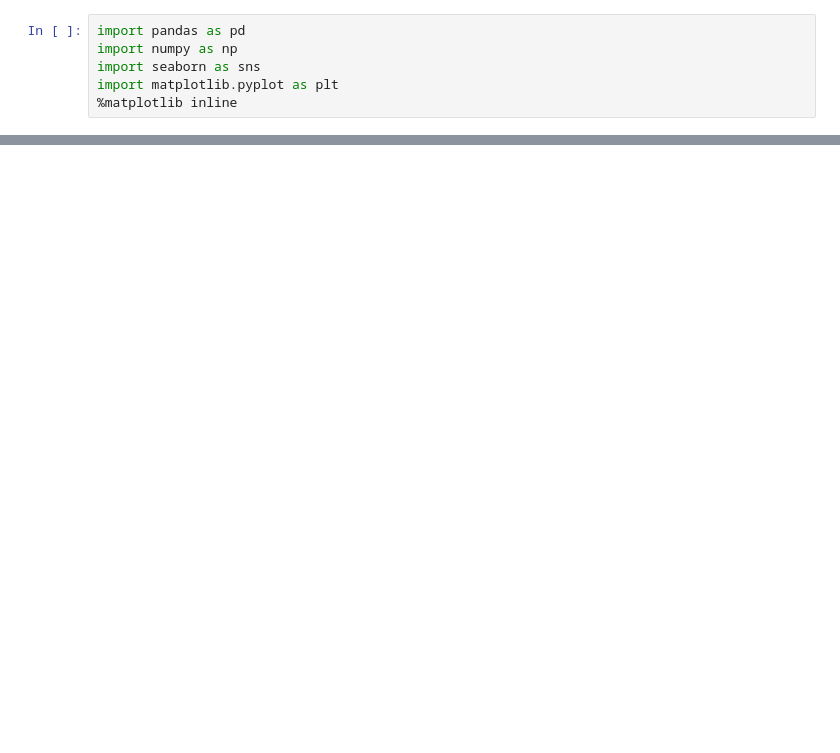
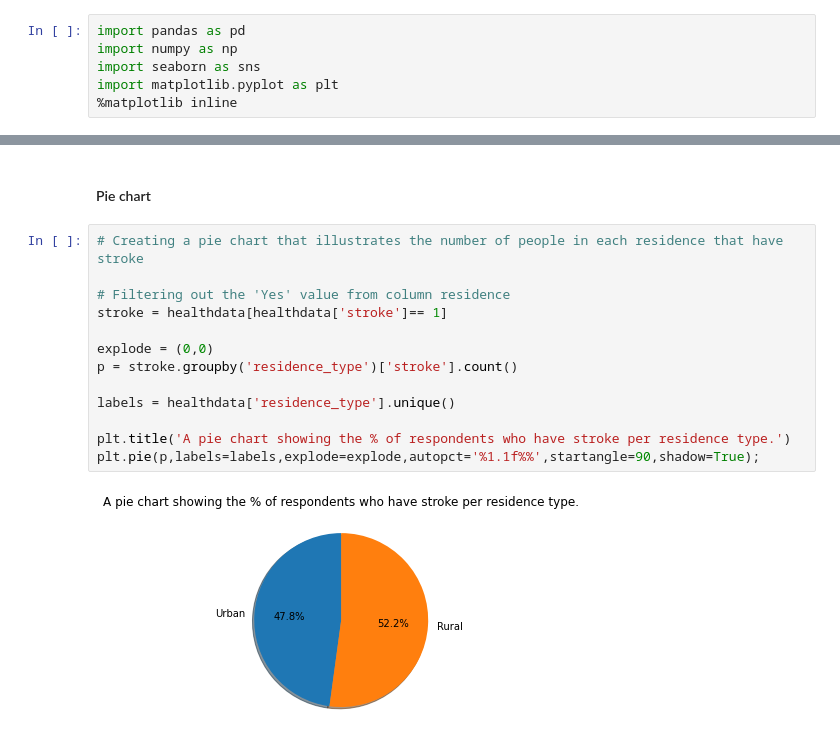
Before and after one commit to quincynjoroge/stroke-health-care-analysis, a Jupyter notebook: Untitled4.ipynb, the cells around one changed output, grey strips where cells are left out. Saved outputs shown, nothing was run; the diff lists cells and outputs as text; blank space fills up the shorter version.

```diff
--- a/Untitled4.ipynb
+++ b/Untitled4.ipynb
@@ -20,0 +298,17 @@ healthdata.head()
+# %% [markdown]
+#### Pie chart
+# %%
+# Creating a pie chart that illustrates the number of people in each residence that have stroke
+
+# Filtering out the 'Yes' value from column residence
+stroke = healthdata[healthdata['stroke']== 1]
+
+explode = (0,0)
+p = stroke.groupby('residence_type')['stroke'].count()
+
+labels = healthdata['residence_type'].unique()
+
+plt.title('A pie chart showing the % of respondents who have stroke per residence type.')
+plt.pie(p,labels=labels,explode=explode,autopct='%1.1f%%',startangle=90,shadow=True);
+# %% [output]
+[figure, added]
```
Also changed, not shown: parts of 81 cells of this notebook.
